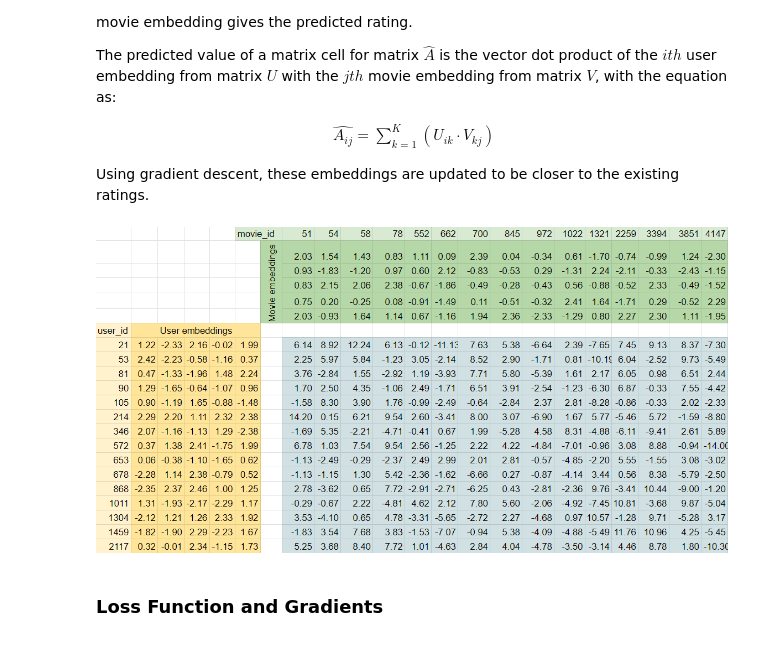
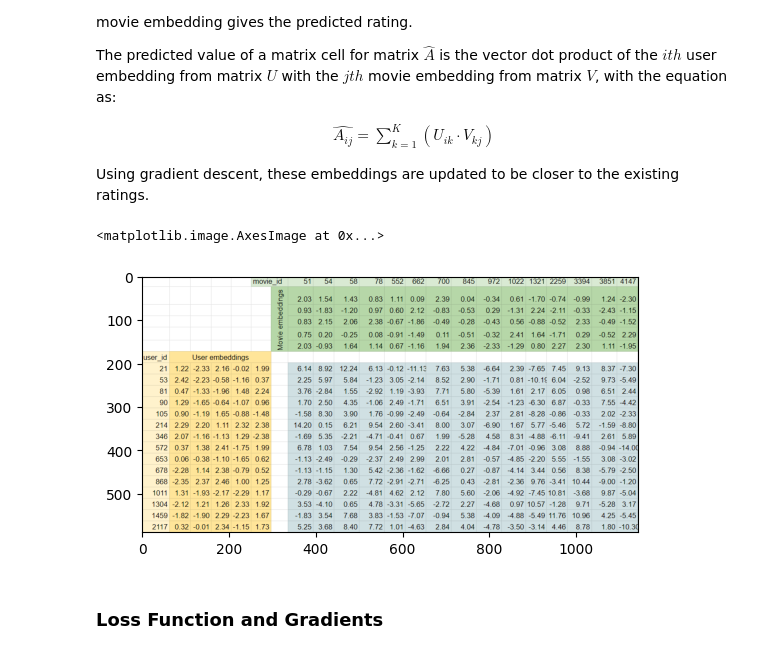
Before and after one commit to josephtkim/ml-from-scratch, a Jupyter notebook: Collaborative Filtering/Collaborative_Filtering_Movielens.ipynb, the cells around one changed output. Cells and saved outputs as stored; diff of their text form; code cells hidden in the pictures.

```diff
--- a/Collaborative Filtering/Collaborative_Filtering_Movielens.ipynb
+++ b/Collaborative Filtering/Collaborative_Filtering_Movielens.ipynb
@@ -38,10 +37,11 @@ The predicted value of a matrix cell for matrix $\hat{A}$ is the vector dot prod
 
 Using gradient descent, these embeddings are updated to be closer to the existing ratings.
 # %%
-image2 = Image.open(DIR + "/matrix_example.png")
-image2.show()
+image2 = Image.open("./matrix_example.png")
+plt.imshow(image2)
 # %% [output]
+<matplotlib.image.AxesImage at 0x...>
-[figure, old version]
+[figure, new version]
 # %% [markdown]
 ### Loss Function and Gradients
 # %% [markdown]
```
Also changed, not shown: parts of 2 cells of this notebook.
